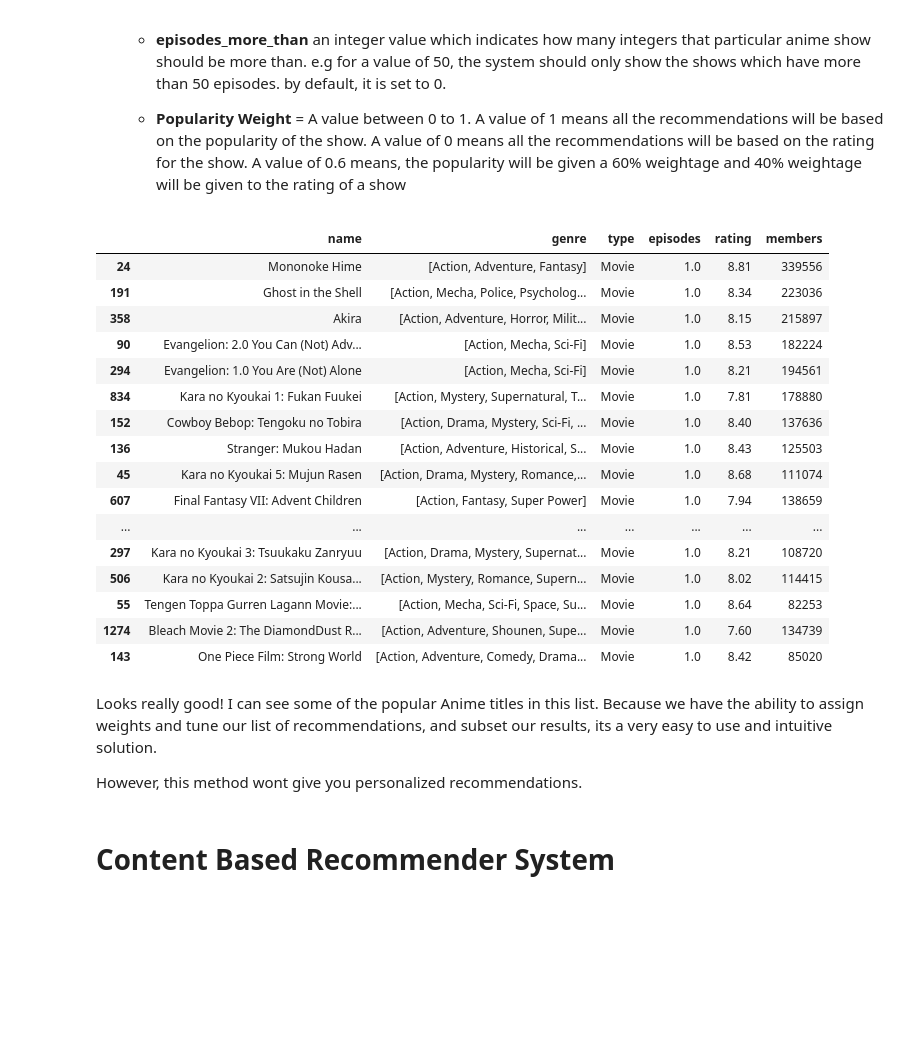
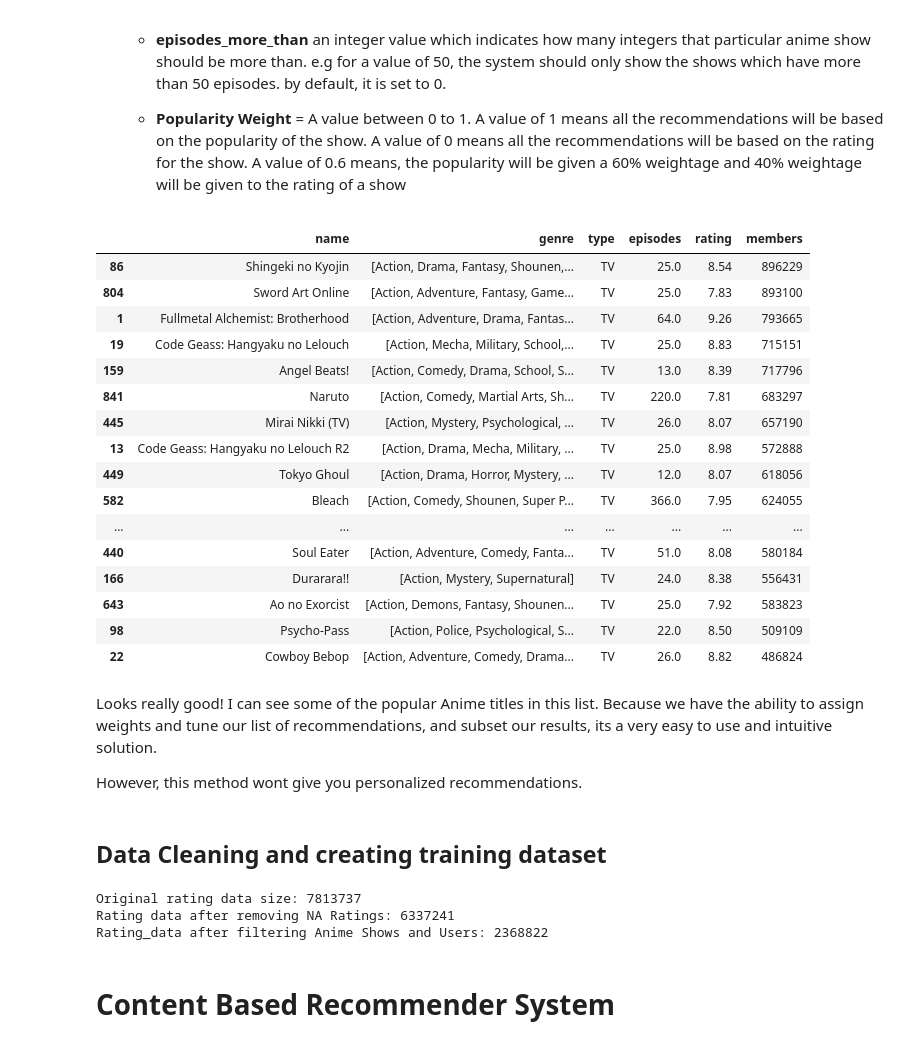
Before and after one commit to sudeep2711/Anime-Recommendation-System, a Jupyter notebook: Anime Recommender system.ipynb, the cells around one changed output. Saved outputs shown, nothing was run; the diff lists cells and outputs as text; code cells hidden in the pictures; blank space fills up the shorter version.

```diff
--- a/Anime Recommender system.ipynb
+++ b/Anime Recommender system.ipynb
@@ -399,32 +388,53 @@ def popularity_recommender(dataset,N = 0,
         return(df[cols])
 # %%
 genre_list=['Action']
-Type_list = ['Movie']
+Type_list = ['TV']
 popularity_recommender(anime_data,
                        Genre=genre_list,
                        episodes_more_than=0,
                        Type=Type_list,
                        N=20,
-                       popularity_weight=0.4)
+                       popularity_weight=0.6)
 # %% [output]
 |  | name | genre | type | episodes | rating | members |
-| 24 | Mononoke Hime | [Action, Adventure, Fantasy] | Movie | 1.0 | 8.81 | 339556 |
-| 191 | Ghost in the Shell | [Action, Mecha, Police, Psycholog... | Movie | 1.0 | 8.34 | 223036 |
-| 358 | Akira | [Action, Adventure, Horror, Milit... | Movie | 1.0 | 8.15 | 215897 |
-| 90 | Evangelion: 2.0 You Can (Not) Adv... | [Action, Mecha, Sci-Fi] | Movie | 1.0 | 8.53 | 182224 |
-| 294 | Evangelion: 1.0 You Are (Not) Alone | [Action, Mecha, Sci-Fi] | Movie | 1.0 | 8.21 | 194561 |
-| 834 | Kara no Kyoukai 1: Fukan Fuukei | [Action, Mystery, Supernatural, T... | Movie | 1.0 | 7.81 | 178880 |
-| 152 | Cowboy Bebop: Tengoku no Tobira | [Action, Drama, Mystery, Sci-Fi, ... | Movie | 1.0 | 8.40 | 137636 |
-| 136 | Stranger: Mukou Hadan | [Action, Adventure, Historical, S... | Movie | 1.0 | 8.43 | 125503 |
-| 45 | Kara no Kyoukai 5: Mujun Rasen | [Action, Drama, Mystery, Romance,... | Movie | 1.0 | 8.68 | 111074 |
-| 607 | Final Fantasy VII: Advent Children | [Action, Fantasy, Super Power] | Movie | 1.0 | 7.94 | 138659 |
+| 86 | Shingeki no Kyojin | [Action, Drama, Fantasy, Shounen,... | TV | 25.0 | 8.54 | 896229 |
+| 804 | Sword Art Online | [Action, Adventure, Fantasy, Game... | TV | 25.0 | 7.83 | 893100 |
+| 1 | Fullmetal Alchemist: Brotherhood | [Action, Adventure, Drama, Fantas... | TV | 64.0 | 9.26 | 793665 |
+| 19 | Code Geass: Hangyaku no Lelouch | [Action, Mecha, Military, School,... | TV | 25.0 | 8.83 | 715151 |
+| 159 | Angel Beats! | [Action, Comedy, Drama, School, S... | TV | 13.0 | 8.39 | 717796 |
+| 841 | Naruto | [Action, Comedy, Martial Arts, Sh... | TV | 220.0 | 7.81 | 683297 |
+| 445 | Mirai Nikki (TV) | [Action, Mystery, Psychological, ... | TV | 26.0 | 8.07 | 657190 |
+| 13 | Code Geass: Hangyaku no Lelouch R2 | [Action, Drama, Mecha, Military, ... | TV | 25.0 | 8.98 | 572888 |
+| 449 | Tokyo Ghoul | [Action, Drama, Horror, Mystery, ... | TV | 12.0 | 8.07 | 618056 |
+| 582 | Bleach | [Action, Comedy, Shounen, Super P... | TV | 366.0 | 7.95 | 624055 |
 | ... | ... | ... | ... | ... | ... | ... |
-| 297 | Kara no Kyoukai 3: Tsuukaku Zanryuu | [Action, Drama, Mystery, Supernat... | Movie | 1.0 | 8.21 | 108720 |
-| 506 | Kara no Kyoukai 2: Satsujin Kousa... | [Action, Mystery, Romance, Supern... | Movie | 1.0 | 8.02 | 114415 |
-| 55 | Tengen Toppa Gurren Lagann Movie:... | [Action, Mecha, Sci-Fi, Space, Su... | Movie | 1.0 | 8.64 | 82253 |
-| 1274 | Bleach Movie 2: The DiamondDust R... | [Action, Adventure, Shounen, Supe... | Movie | 1.0 | 7.60 | 134739 |
-| 143 | One Piece Film: Strong World | [Action, Adventure, Comedy, Drama... | Movie | 1.0 | 8.42 | 85020 |
+| 440 | Soul Eater | [Action, Adventure, Comedy, Fanta... | TV | 51.0 | 8.08 | 580184 |
+| 166 | Durarara!! | [Action, Mystery, Supernatural] | TV | 24.0 | 8.38 | 556431 |
+| 643 | Ao no Exorcist | [Action, Demons, Fantasy, Shounen... | TV | 25.0 | 7.92 | 583823 |
+| 98 | Psycho-Pass | [Action, Police, Psychological, S... | TV | 22.0 | 8.50 | 509109 |
+| 22 | Cowboy Bebop | [Action, Adventure, Comedy, Drama... | TV | 26.0 | 8.82 | 486824 |
 # %% [markdown]
 Looks really good! I can see some of the popular Anime titles in this list. Because we have the ability to assign weights and tune our list of recommendations, and subset our results, its a very easy to use and intuitive solution.
 
 However, this method wont give you personalized recommendations.
+# %% [markdown]
+## Data Cleaning and creating training dataset
+# %%
+# Getting rid of NA ratings
+print('Original rating data size:',rating_data.shape[0])
+rating_data_clean = rating_data[rating_data.rating.notna()].reset_index(drop = True).copy()
+# Getting rid of Users with less than 250 ratings
+print('Rating data after removing NA Ratings:',rating_data_clean.shape[0])
+# Getting rid of Anime titles with less than 250 ratings
+anime_rating_counts = pd.DataFrame(rating_data_clean.groupby('anime_id')['user_id'].nunique()).reset_index()
+req_anime_ids= anime_rating_counts[anime_rating_counts['user_id']>250].anime_id
+user_rating_counts=pd.DataFrame(rating_data_clean.groupby('user_id')['anime_id'].nunique()).reset_index()
+req_user_ids= user_rating_counts[user_rating_counts['anime_id']>250].user_id
+# Splitting data into training and test sets
+rating_clean=rating_data_clean[rating_data_clean.anime_id.isin(req_anime_ids) &
+                              rating_data_clean.user_id.isin(req_user_ids)].copy().reset_index(drop = True)
+print('Rating_data after filtering Anime Shows and Users:',rating_clean.shape[0])
+# %% [output]
+Original rating data size: 7813737
+Rating data after removing NA Ratings: 6337241
+Rating_data after filtering Anime Shows and Users: 2368822
```
Also changed, not shown: parts of 20 cells of this notebook.
